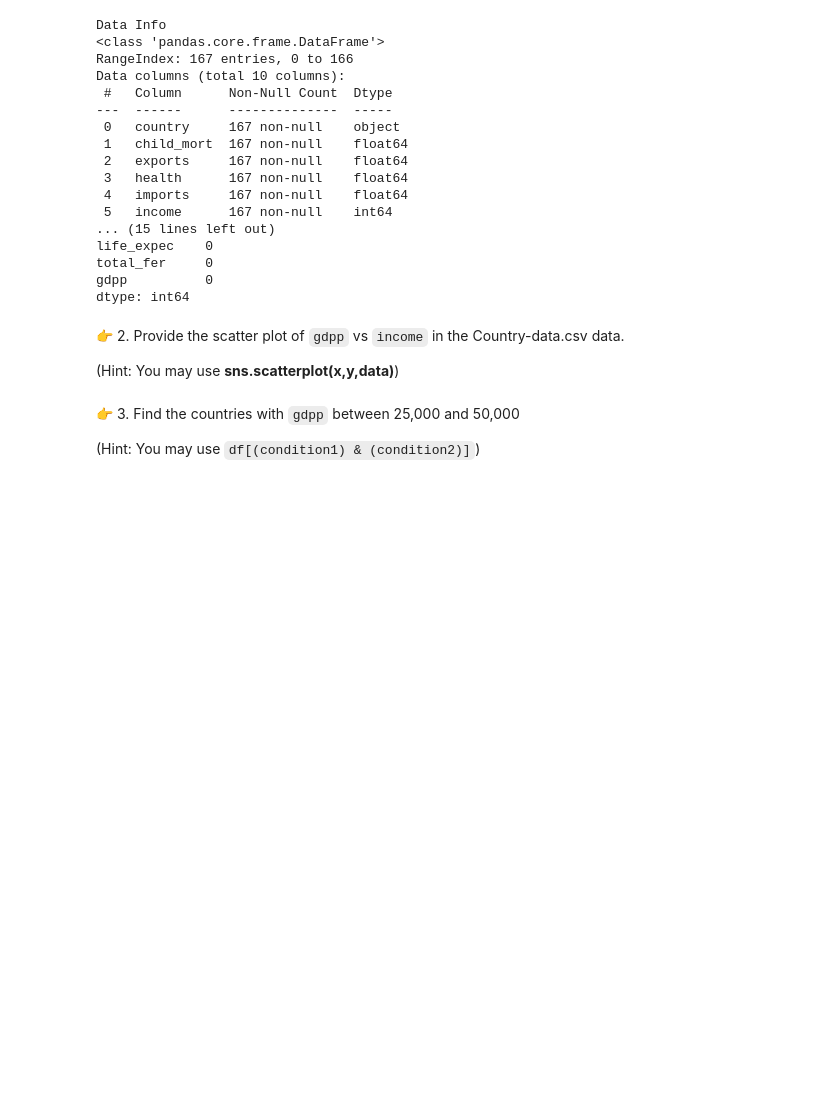
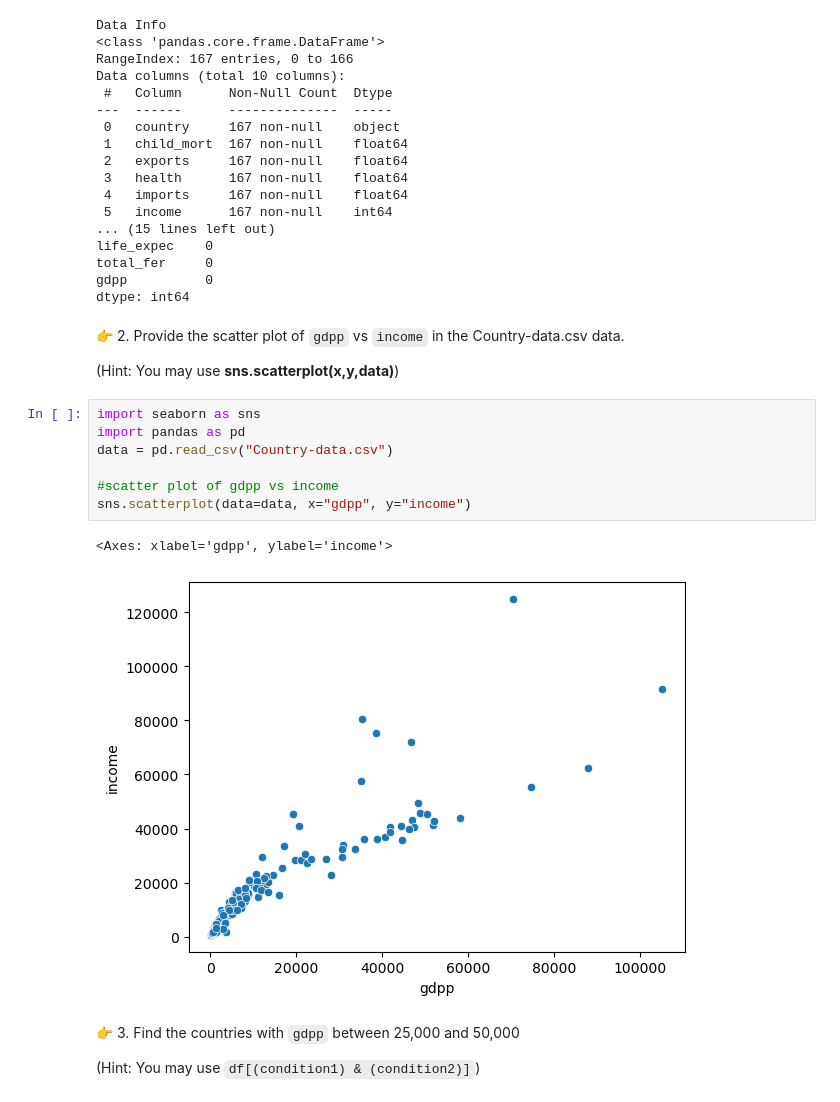
Before and after one commit to affannajiy/modelling-simulation, a Jupyter notebook: Lab-1/Lab1_Intro_Python_26.ipynb, the cells around one changed output. Saved outputs shown, nothing was run; the diff lists cells and outputs as text; blank space fills up the shorter version.

```diff
--- a/Lab-1/Lab1_Intro_Python_26.ipynb
+++ b/Lab-1/Lab1_Intro_Python_26.ipynb
@@ -1025,6 +1025,16 @@ dtype: int64
 👉 2. Provide the scatter plot of `gdpp` vs `income` in the Country-data.csv data.
 
 (Hint: You may use **sns.scatterplot(x,y,data)**)
+# %%
+import seaborn as sns
+import pandas as pd
+data = pd.read_csv("Country-data.csv")
+
+#scatter plot of gdpp vs income
+sns.scatterplot(data=data, x="gdpp", y="income")
+# %% [output]
+<Axes: xlabel='gdpp', ylabel='income'>
+[figure, added]
 # %% [markdown]
 👉 3. Find the countries with `gdpp` between 25,000 and 50,000
 
```
Also changed, not shown: parts of 1 cell of this notebook, 10 other files.
